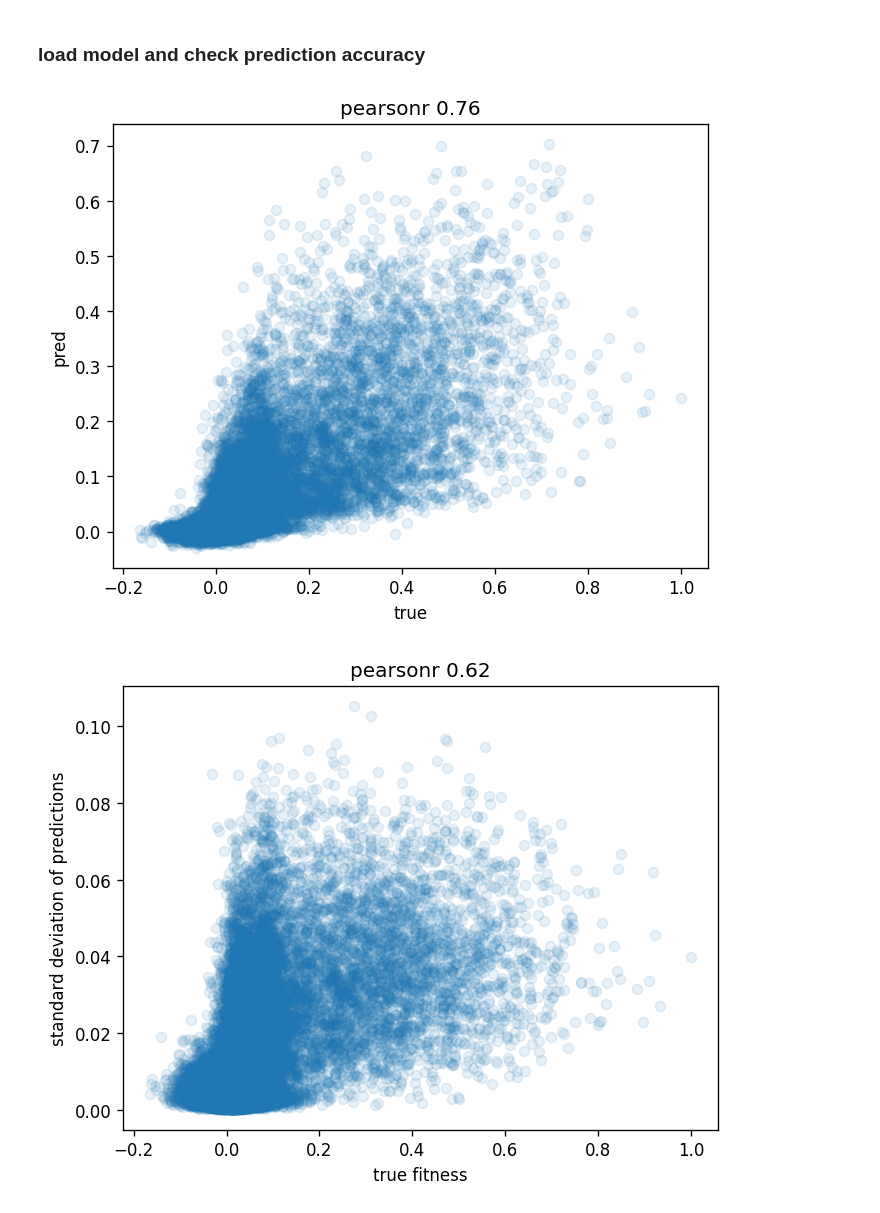
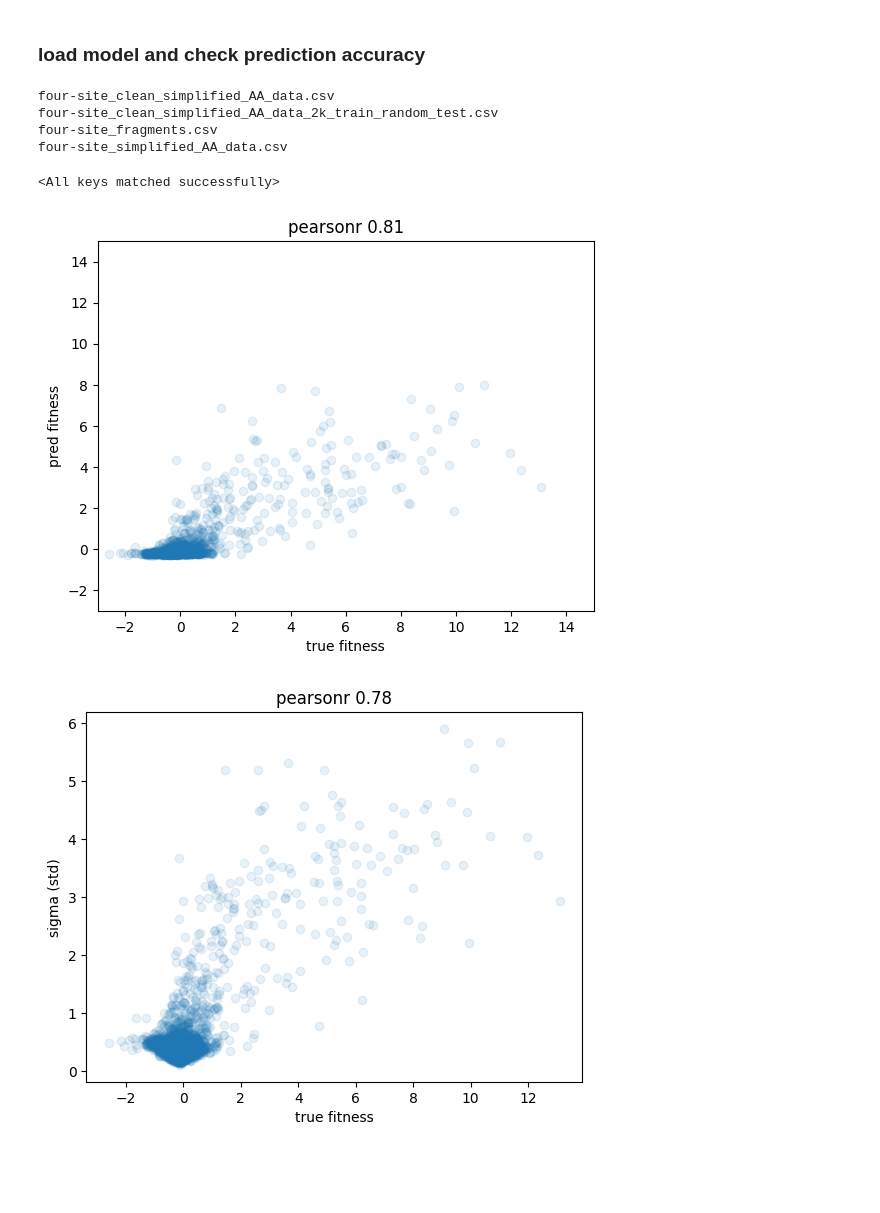
Before and after one commit to 0merle0/cleo, a Jupyter notebook: notebooks/ensemble_analysis.ipynb, the cells around one changed output. Saved outputs shown, nothing was run; the diff lists cells and outputs as text; code cells hidden in the pictures; blank space fills up the shorter version.

```diff
--- a/notebooks/ensemble_analysis.ipynb
+++ b/notebooks/ensemble_analysis.ipynb
@@ -16,25 +16,33 @@ from ensemble import Ensemble
 from data_util import FragmentDataset
 # %% [markdown]
 ### load model and check prediction accuracy
+# %%
+ls /home/jgershon/git/cleo/data
+# %% [output]
+four-site_clean_simplified_AA_data.csv
+four-site_clean_simplified_AA_data_2k_train_random_test.csv
+four-site_fragments.csv
+four-site_simplified_AA_data.csv
 # %%
 # path to model checkpoint
-base_path = '/home/jgershon/git/cleo/ckpt/initial_test/initial_test:2024-10-16-11-13-43'
-ckpt_name = 'epoch=24-step=6200.ckpt'
-ckpt = torch.load(os.path.join(base_path,ckpt_name))
+
+
+# base_path = '/home/jgershon/git/cleo/ckpt/nll_10models_softplus_batch4_split/nll_10models_softplus_batch4_split:2024-10-26-16-16-13'
+# base_path = '/home/jgershon/git/cleo/ckpt/nll_10models_softplus_batch2_split/nll_10models_softplus_batch2_split:2024-10-26-16-36-42'
+# base_path = '/home/jgershon/git/cleo/ckpt/nll_10models_softplus_batch1_split/nll_10models_softplus_batch1_split:2024-10-26-16-52-51'
+# base_path = '/home/jgershon/git/cleo/ckpt/nll_10models_softplus_batch1_split_hidden16/nll_10models_softplus_batch1_split_hidden16:2024-10-26-19-53-56'
+base_path = '/home/jgershon/git/cleo/ckpt/nll_10models_softplus_batch1_split_hidden8/nll_10models_softplus_batch1_split_hidden8:2024-10-27-01-23-40'
+# base_path = '/home/jgershon/git/cleo/ckpt/nll_10models_softplus_batch1_split_hidden4/nll_10models_softplus_batch1_split_hidden4:2024-10-27-01-46-37'
+
+
+ckpt_name = 'last.ckpt'
+#ckpt_name = 'epoch=226-step=140740.ckpt'
+
+ckpt = torch.load(os.path.join(base_path,ckpt_name), map_location=torch.device('cpu'))
 config = OmegaConf.load(os.path.join(base_path,'config.yaml'))
 
 # load model
 model = Ensemble(config.model)
 model.load_state_dict(ckpt['state_dict'])
-model.eval()
-
-# get dataset
-dataset_path = f'{local_user_path}/data/four-site_clean_simplified_AA_data.csv'
-data = pd.read_csv(dataset_path)
-fragment_csv = f'{local_user_path}/{config.data.fragment_csv}'
-dataset = FragmentDataset(data,
-                config.data.input_col,
-                config.data.label_col,
-                config.data.name_col,
-                fragment_csv,
-                config.data.use_fragment_representation,)
+# %% [output]
+<All keys matched successfully>
@@ -53,23 +84,26 @@ for x, y in tqdm(dataset):
-# %%
-corr, _ = stats.pearsonr(y_true, y_pred_mean)
-
-plt.figure(dpi=120)
-plt.scatter(x=y_true,y=y_pred_mean,alpha=0.1)
-plt.xlabel('true fitness')
-plt.ylabel('pred fitness')
-plt.title(f'pearsonr {corr:.2f}')
-plt.show()
-# %% [output]
-[figure, removed]
+# %%
+corr, _ = stats.pearsonr(y_true, mu)
+
+plt.figure(dpi=100)
+plt.scatter(x=y_true, y=mu,alpha=0.1)
+plt.xlabel('true fitness')
+plt.ylabel('pred fitness')
+plt.title(f'pearsonr {corr:.2f}')
+plt.xlim([-3,15])
+plt.ylim([-3,15])
+
+plt.show()
+# %% [output]
+[figure, added]
 # %%
-plt.figure(dpi=120)
-corr, _ = stats.pearsonr(y_true, y_pred_std)
+plt.figure(dpi=100)
+corr, _ = stats.pearsonr(y_true, sigma)
 
-plt.scatter(x=y_true, y=y_pred_std, alpha=0.1)
+plt.scatter(x=y_true, y=sigma, alpha=0.1)
 plt.xlabel('true fitness')
-plt.ylabel('standard deviation of predictions')
+plt.ylabel('sigma (std)')
 plt.title(f'pearsonr {corr:.2f}')
 plt.show()
 # %% [output]
-[figure, old version]
+[figure, new version]
 # %%
```
Also changed, not shown: parts of 7 cells of this notebook.
